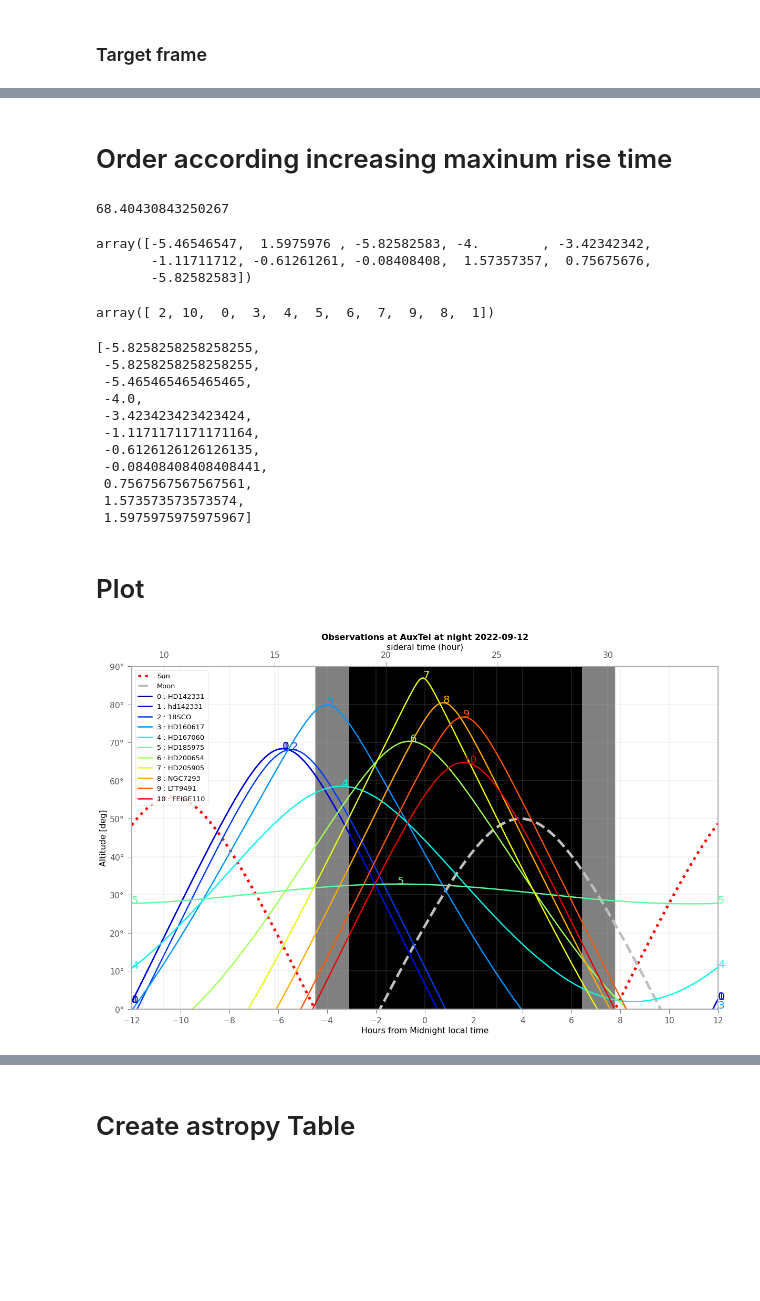
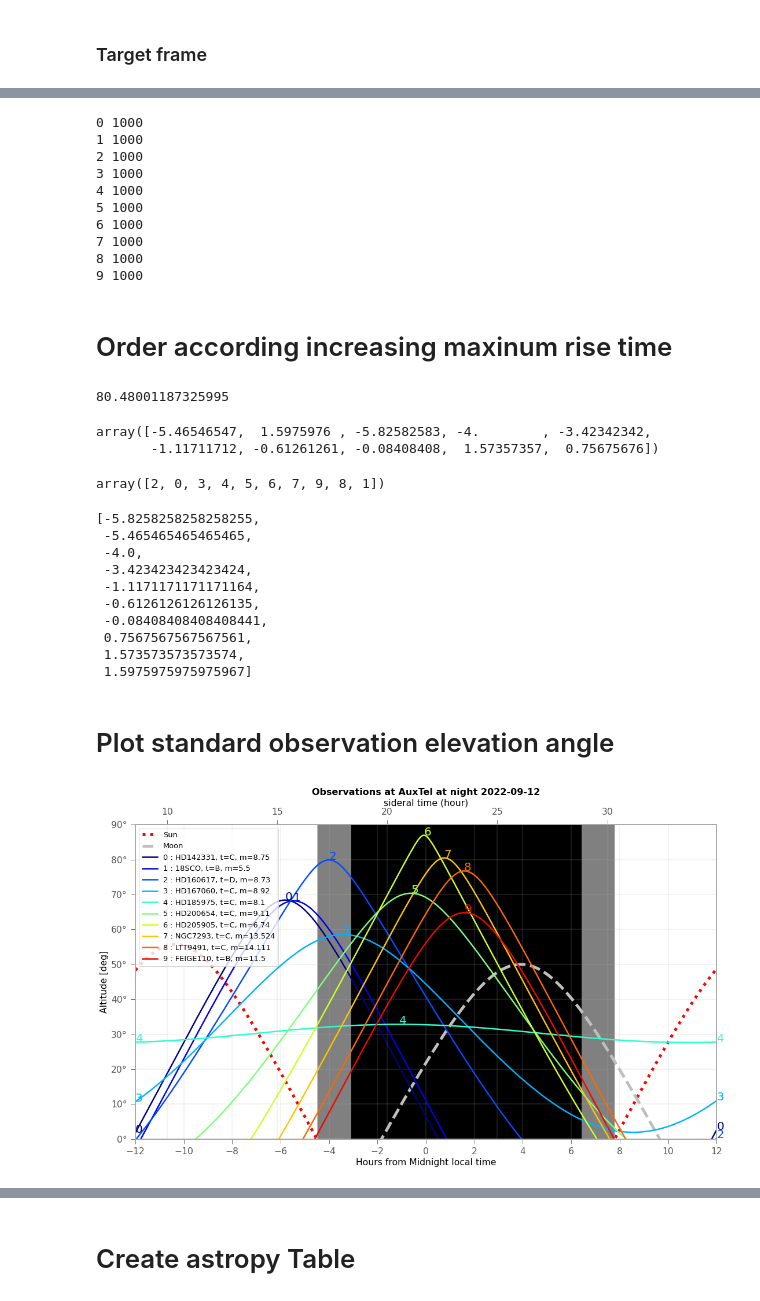
Before and after one commit to sylvielsstfr/AuxtelStarAlt, a Jupyter notebook: notebooks/2022-09-12/plot_obs-planning-cerropachon_fewtargets-wthmag-12Sept2022.ipynb, the cells around one changed output, grey strips where cells are left out. Saved outputs shown, nothing was run; the diff lists cells and outputs as text; code cells hidden in the pictures; blank space fills up the shorter version.

Commit message:
correction of plot_obs-planning-cerropachon_fewtargets-wthmag-12Sept2022.ipynb

```diff
--- a/notebooks/2022-09-12/plot_obs-planning-cerropachon_fewtargets-wthmag-12Sept2022.ipynb
+++ b/notebooks/2022-09-12/plot_obs-planning-cerropachon_fewtargets-wthmag-12Sept2022.ipynb
@@ -167,8 +167,8 @@ all_target_names_old= ["hd111980","hd101452","hd115169","hd142331",'FEIGE110', '
 all_target_names = ['18SCO', 'BD-11 192', 'ETA1 DOR', 'FEIGE110', 'GD108', 'GD50','HD002811', 'HD009051',
                     'HD031128', 'HD074000', 'HD111980','HD115169', 'HD142331', 'HD14943', 'HD160617','HD167060',
                     'HD185975', 'HD200654', 'HD205905', 'HD2811', 'HD37962', 'HD38949','HD60753', 'LAM LEP',
-                    'LTT9491', 'NGC7293', 'PNG321.0+03.9','SIRIUS', 'WD0308-565', 'hd101452', 'hd111980',
-                    'hd115169','hd142331', 'mu. Col']
+                    'LTT9491', 'NGC7293', 'PNG321.0+03.9','SIRIUS', 'WD0308-565', 'HD101452',
+                    'mu. Col']
 
 NTargets=len(all_target_names)
 # %%
@@ -226,6 +226,7 @@ all_ra[0].to_string(u.hour)
 from astropy.table import Table
 t = Table()
 t["target"] = all_target_names
+t["tag"] = all_target_tagnames
 t["types"] = all_types
 t["Vmag"]  = all_Vmag
 t["ra"]    = all_ra
@@ -424,3 +426,28 @@ all_target_altazs_evening_to_morning = [target_location.transform_to(frame_eveni
+# %%
+all_target_distancetomoon_evening_to_morning = []
+
+num_target=0
+for targetcoordinateseries in all_target_altazs_evening_to_morning:
+    print(num_target,len(targetcoordinateseries))
+    N_coord = len(targetcoordinateseries)
+    idx_coord = 0
+    all_distances_sep = []
+    for idx_coord in range(N_coord):
+        distance_sep=targetcoordinateseries[idx_coord].separation(moonaltazs_evening_to_morning[idx_coord])
+        all_distances_sep.append(distance_sep.degree)
+    all_target_distancetomoon_evening_to_morning.append(all_distances_sep)
+    num_target+=1
+# %% [output]
+0 1000
+1 1000
+2 1000
+3 1000
+4 1000
+5 1000
+6 1000
+7 1000
+8 1000
+9 1000
 # %% [markdown]
 # Order according increasing maxinum rise time
 # %%
@@ -434,24 +461,22 @@ for idx in np.arange(NTargets):
 # %%
 Angle(altitudes.max()).degree
 # %% [output]
-68.40430843250267
+80.48001187325995
 # %%
 all_timemax
 # %% [output]
 array([-5.46546547,  1.5975976 , -5.82582583, -4.        , -3.42342342,
-       -1.11711712, -0.61261261, -0.08408408,  1.57357357,  0.75675676,
-       -5.82582583])
+       -1.11711712, -0.61261261, -0.08408408,  1.57357357,  0.75675676])
 # %%
 sorted_indexes=np.argsort(all_timemax)
 sorted_indexes
 # %% [output]
-array([ 2, 10,  0,  3,  4,  5,  6,  7,  9,  8,  1])
+array([2, 0, 3, 4, 5, 6, 7, 9, 8, 1])
 # %%
 sorted_all_timemax=sorted(all_timemax)
 sorted_all_timemax
 # %% [output]
 [-5.8258258258258255,
- -5.8258258258258255,
  -5.465465465465465,
  -4.0,
  -3.423423423423424,
@@ -462,9 +487,9 @@ sorted_all_timemax
  1.573573573573574,
  1.5975975975975967]
 # %% [markdown]
-# Plot
+# Plot standard observation elevation angle
 # %%
-fig = plt.figure(figsize=(20,12))
+fig = plt.figure(figsize=(18,10))
 ax=fig.add_subplot(1,1,1)
 # plot sun
 ax.plot(delta_midnight, sunaltazs_evening_to_morning.alt, color='r', ls=":",label='Sun',lw=5)
@@ -473,36 +498,36 @@ ax.plot(delta_midnight, moonaltazs_evening_to_morning.alt, color=[0.75]*3, ls='-
 
 rank=0
 for idx in sorted_indexes:
-    label=str(rank)+" : "+t[idx]['target']
+    label=str(rank)+" : "+t[idx]['tag']
     ax.plot(delta_midnight, all_target_altazs_evening_to_morning[idx].alt,label=label, lw=2.5,color=all_colors[rank])
 
     if all_target_altazs_evening_to_morning[idx].alt[-1]>0:
         ax.text(delta_midnight[-1], all_target_altazs_evening_to_morning[idx].alt[-1], f'{rank}',color=all_colors[rank],fontsize=20)
     if all_target_altazs_evening_to_morning[idx].alt[0]>0:
         ax.text(delta_midnight[0], all_target_altazs_evening_to_morning[idx].alt[0], f'{rank}',color=all_colors[rank],fontsize=20)
     if all_altitudesmax[idx]:
         ax.text(all_timemax[idx], all_altitudesmax[idx], f'{rank}',color=all_colors[rank],fontsize=20)
 
     rank+=1
 
 
 ax.fill_between(delta_midnight, 0*u.deg, 90*u.deg,sunaltazs_evening_to_morning.alt < -0*u.deg, color='0.5', zorder=0)
 ax.fill_between(delta_midnight, 0*u.deg, 90*u.deg,sunaltazs_evening_to_morning.alt < -18*u.deg, color='k', zorder=0)
 
 ax.legend(loc='upper left')
 ax.set_xlim(-12*u.hour, 12*u.hour)
 ax.set_xticks((np.arange(13)*2-12)*u.hour)
 ax.set_ylim(0*u.deg, 90*u.deg)
 ax.set_xlabel('Hours from Midnight local time')
 ax.set_ylabel('Altitude [deg]')
 title = "Observations at AuxTel at night " + night_obs_str.split(" ")[0]
 ax.set_title(title)
 ax2 = ax.twiny()
 ax2.plot([sideral_times[0].hour,sideral_times[-1].hour],[0,0])
 ax2.set_xlabel("sideral time (hour)")
 figname="AuxtelStarAlt_{:4d}_{:d}_{:d}.png".format(NYEAR,NMONTH,NDAY)
 
 plt.savefig(figname)
 plt.show()
 # %% [output]
-[figure, old version]
+[figure, new version]
```
Also changed, not shown: parts of 14 cells of this notebook.
